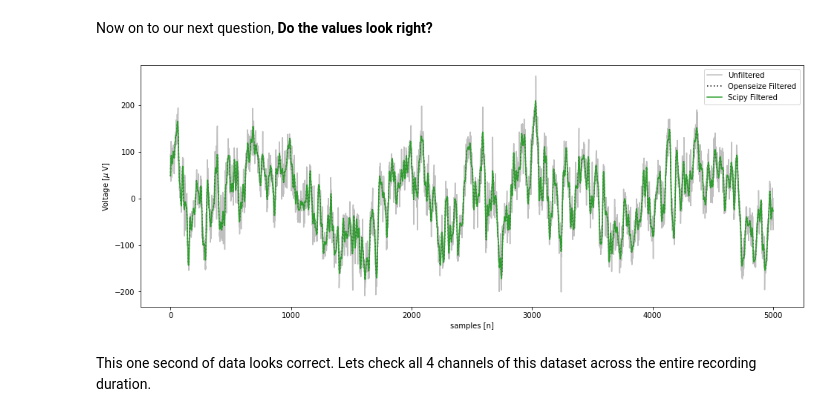
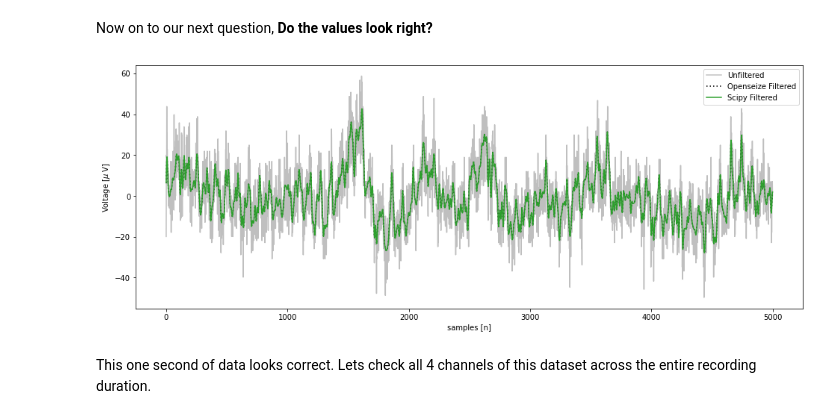
Before and after one commit to mscaudill/openseize, a Jupyter notebook: demos/filtering.ipynb, the cells around one changed output. Cells and saved outputs as stored; diff of their text form; code cells hidden in the pictures.

```diff
--- a/demos/filtering.ipynb
+++ b/demos/filtering.ipynb
@@ -862,16 +862,16 @@ Now on to our next question, <b>Do the values look right?</b>
 # %%
 # Plot the unfiltered, scipy filtered and openseize filtered result for the 0th channel
 start, stop = 0, 5000
 fig, ax = plt.subplots(figsize=(16,6))
-ax.plot(arr[idx, start:stop], label='Unfiltered', alpha=0.5, color='gray')
-ax.plot(filtered[idx, start:stop], label='Openseize Filtered', color='k', linestyle=(0, [1,2]))
-ax.plot(scipy_filtered[idx, start:stop], label='Scipy Filtered', color='tab:green')
+ax.plot(arr[0, start:stop], label='Unfiltered', alpha=0.5, color='gray')
+ax.plot(filtered[0, start:stop], label='Openseize Filtered', color='k', linestyle=(0, [1,2]))
+ax.plot(scipy_filtered[0, start:stop], label='Scipy Filtered', color='tab:green')
 ax.legend()
 ax.set_ylabel(r'Voltage [$\mu$ V]')
 ax.set_xlabel('samples [n]')
 plt.show()
 # %% [output]
-[figure, old version]
+[figure, new version]
 # %% [markdown]
 This one second of data looks correct. Lets check all 4 channels of this dataset across the entire recording duration.
 # %%
```
Also changed, not shown: parts of 50 cells of this notebook.
